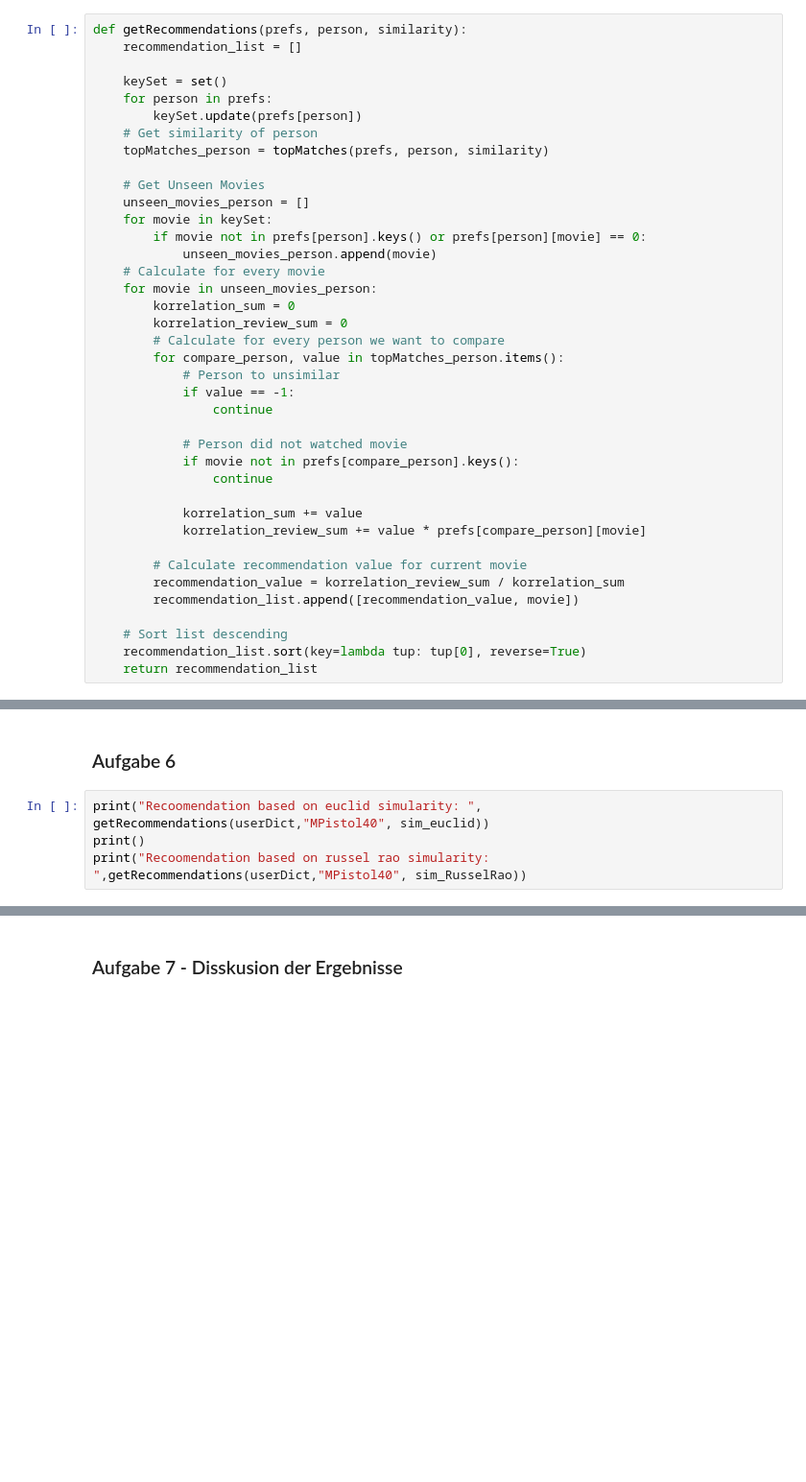
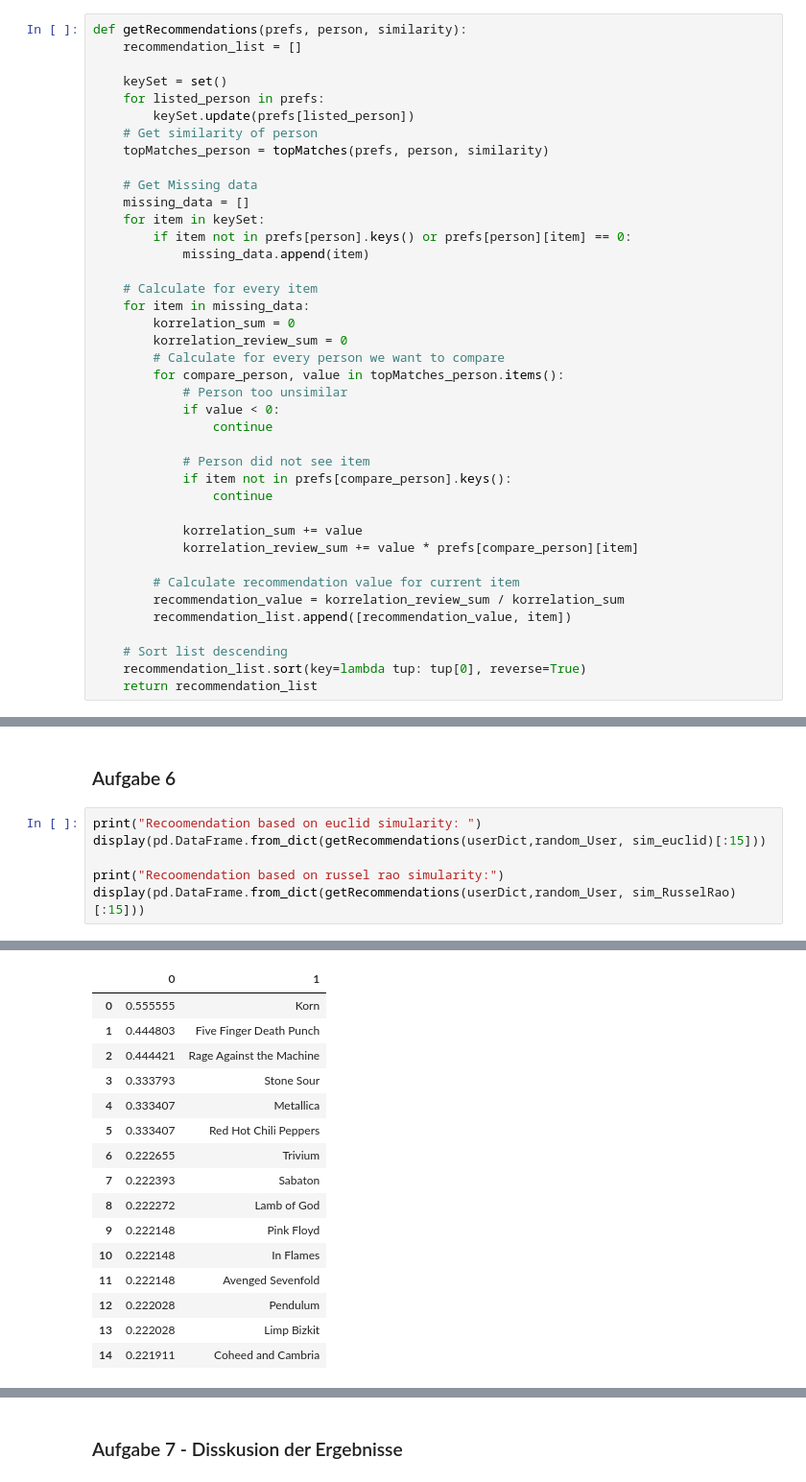
Before and after one commit to Branchverse/datamininglecture, a Jupyter notebook: 2_collaborative_recommender_systems/Abgabe/VersuchRecommenderSystem_Abgabe.ipynb, the cells around one changed output, grey strips where cells are left out. Shown at 96% size. Drawn from its saved outputs; the diff is of its cells as text; blank space fills up the shorter version.

```diff
--- a/2_collaborative_recommender_systems/Abgabe/VersuchRecommenderSystem_Abgabe.ipynb
+++ b/2_collaborative_recommender_systems/Abgabe/VersuchRecommenderSystem_Abgabe.ipynb
@@ -516,36 +541,37 @@ def getRecommendations(prefs, person, similarity):
     recommendation_list = []
 
     keySet = set()
-    for person in prefs:
-        keySet.update(prefs[person])
+    for listed_person in prefs:
+        keySet.update(prefs[listed_person])
     # Get similarity of person
     topMatches_person = topMatches(prefs, person, similarity)
 
-    # Get Unseen Movies
-    unseen_movies_person = []
-    for movie in keySet:
-        if movie not in prefs[person].keys() or prefs[person][movie] == 0:
-            unseen_movies_person.append(movie)
-    # Calculate for every movie
-    for movie in unseen_movies_person:
+    # Get Missing data
+    missing_data = []
+    for item in keySet:
+        if item not in prefs[person].keys() or prefs[person][item] == 0:
+            missing_data.append(item)
+
+    # Calculate for every item
+    for item in missing_data:
         korrelation_sum = 0
         korrelation_review_sum = 0
         # Calculate for every person we want to compare
         for compare_person, value in topMatches_person.items():
-            # Person to unsimilar
-            if value == -1:
+            # Person too unsimilar
+            if value < 0:
                 continue
 
-            # Person did not watched movie
-            if movie not in prefs[compare_person].keys():
+            # Person did not see item
+            if item not in prefs[compare_person].keys():
                 continue
 
             korrelation_sum += value
-            korrelation_review_sum += value * prefs[compare_person][movie]
+            korrelation_review_sum += value * prefs[compare_person][item]
 
-        # Calculate recommendation value for current movie
+        # Calculate recommendation value for current item
         recommendation_value = korrelation_review_sum / korrelation_sum
-        recommendation_list.append([recommendation_value, movie])
+        recommendation_list.append([recommendation_value, item])
 
     # Sort list descending
     recommendation_list.sort(key=lambda tup: tup[0], reverse=True)
@@ -816,6 +932,9 @@ print(dict(sorted(result.items(), key=lambda item: item[1],reverse=True)))
 # %% [markdown]
 ### Aufgabe 6
 # %%
-print("Recoomendation based on euclid simularity: ", getRecommendations(userDict,"MPistol40", sim_euclid))
-print()
-print("Recoomendation based on russel rao simularity: ",getRecommendations(userDict,"MPistol40", sim_RusselRao))
+print("Recoomendation based on euclid simularity: ")
+display(pd.DataFrame.from_dict(getRecommendations(userDict,random_User, sim_euclid)[:15]))
+
+print("Recoomendation based on russel rao simularity:")
+display(pd.DataFrame.from_dict(getRecommendations(userDict,random_User, sim_RusselRao)[:15]))
+# %% [output]
@@ -821,0 +942,16 @@ print("Recoomendation based on russel rao simularity: ",getRecommendations(userD
+|  | 0 | 1 |
+| 0 | 0.555555 | Korn |
+| 1 | 0.444803 | Five Finger Death Punch |
+| 2 | 0.444421 | Rage Against the Machine |
+| 3 | 0.333793 | Stone Sour |
+| 4 | 0.333407 | Metallica |
+| 5 | 0.333407 | Red Hot Chili Peppers |
+| 6 | 0.222655 | Trivium |
+| 7 | 0.222393 | Sabaton |
+| 8 | 0.222272 | Lamb of God |
+| 9 | 0.222148 | Pink Floyd |
+| 10 | 0.222148 | In Flames |
+| 11 | 0.222148 | Avenged Sevenfold |
+| 12 | 0.222028 | Pendulum |
+| 13 | 0.222028 | Limp Bizkit |
+| 14 | 0.221911 | Coheed and Cambria |
```
Also changed, not shown: parts of 27 cells of this notebook.
